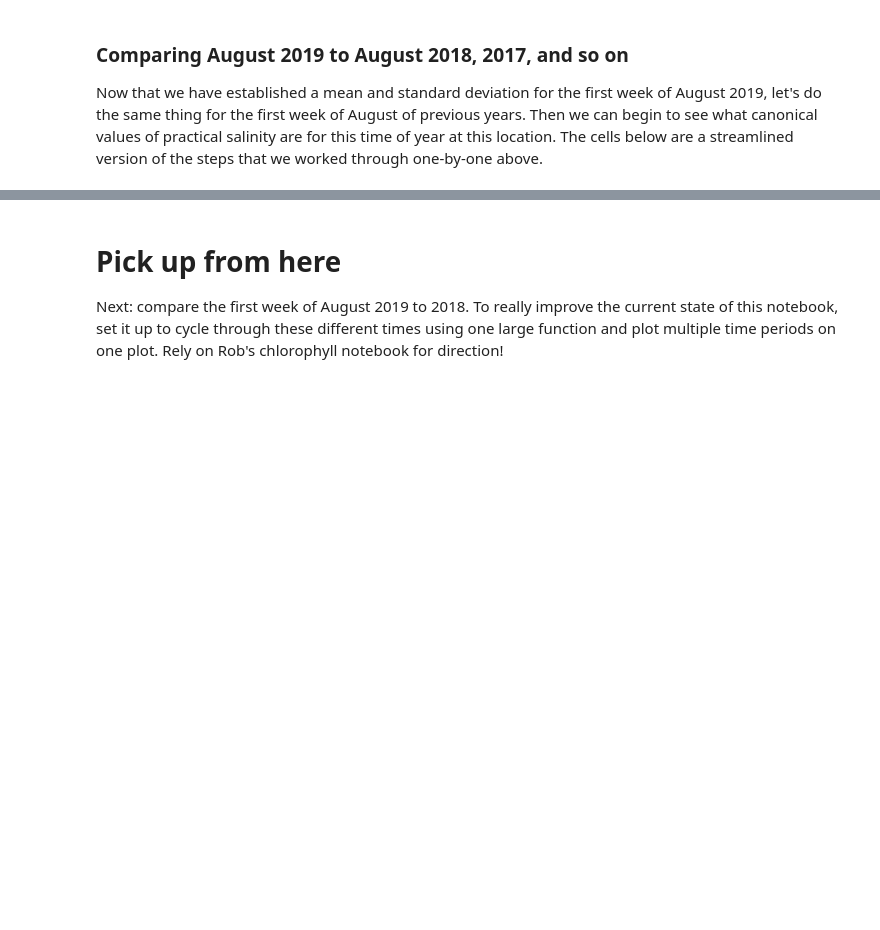
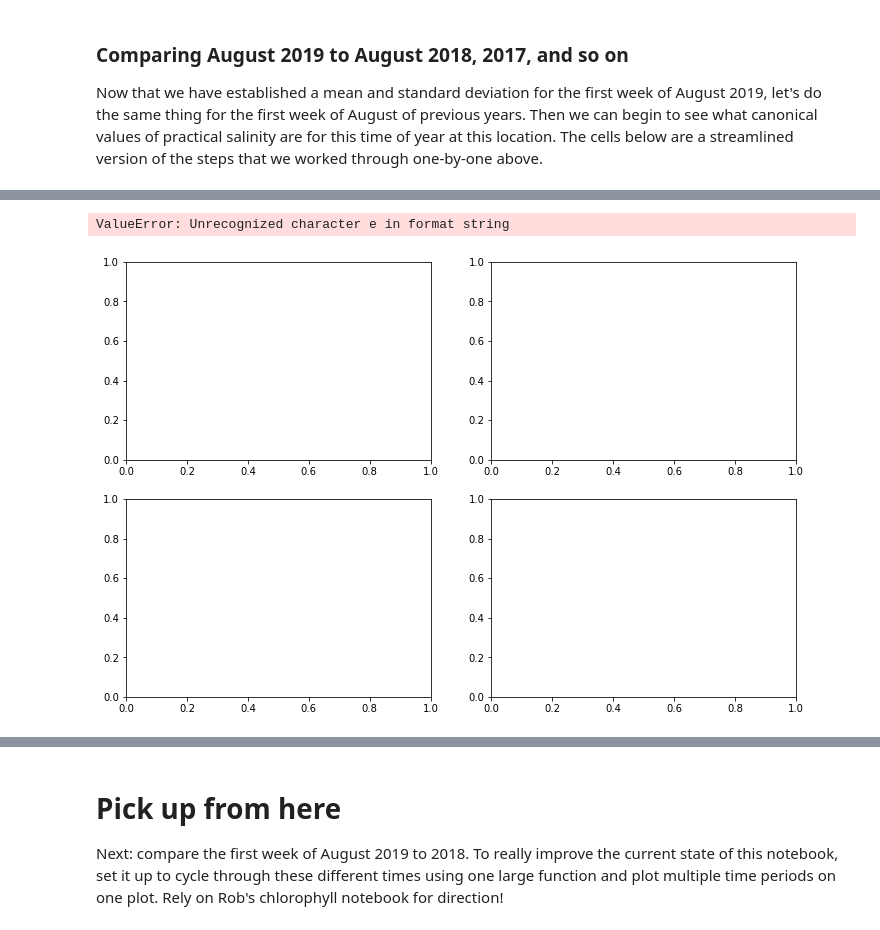
Before and after one commit to Sarah-BC/eScience-Work, a Jupyter notebook: canon-explore.ipynb, the cells around one changed output, grey strips where cells are left out. Saved outputs shown, nothing was run; the diff lists cells and outputs as text; code cells hidden in the pictures; blank space fills up the shorter version.

Commit message:
changing plotting

```diff
--- a/canon-explore.ipynb
+++ b/canon-explore.ipynb
@@ -460,0 +441,13 @@ Text(0.5, 1.0, 'Binned standard deviations of seawater salinity, first week of A
+# %%
+NR = 2; NC = 2
+y = depth
+x = ds_2019.practical_salinity
+fig, axes = plt.subplots(nrows=NR, ncols=NC, figsize=(12,8), squeeze=False)
+axes[0,0].plot(x,y)
+#axes[0,1].plot(x,y)
+#axes[1,0].plot(x,y3)
+#axes[1,1].plot(x,y4)
+fig.suptitle(tstr) # add a title over all the plots
+# %% [output]
+ValueError: Unrecognized character e in format string
+[figure, added]
```
Also changed, not shown: parts of 13 cells of this notebook, 4 other files.
